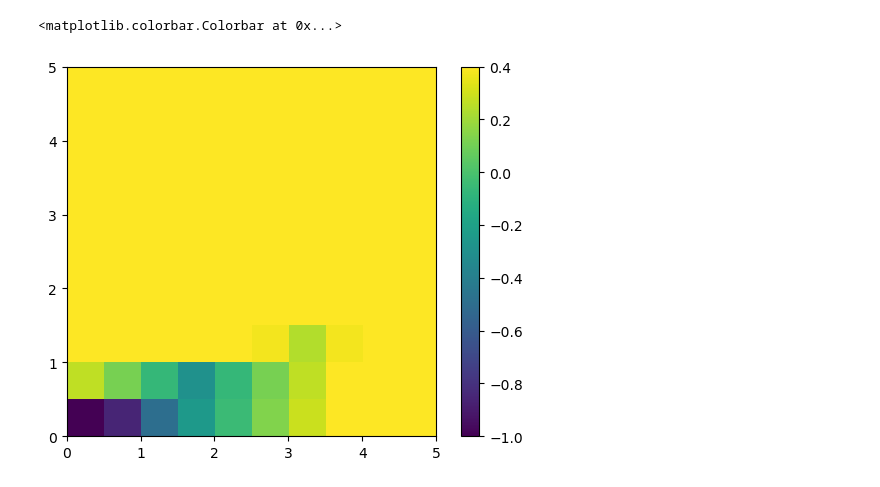
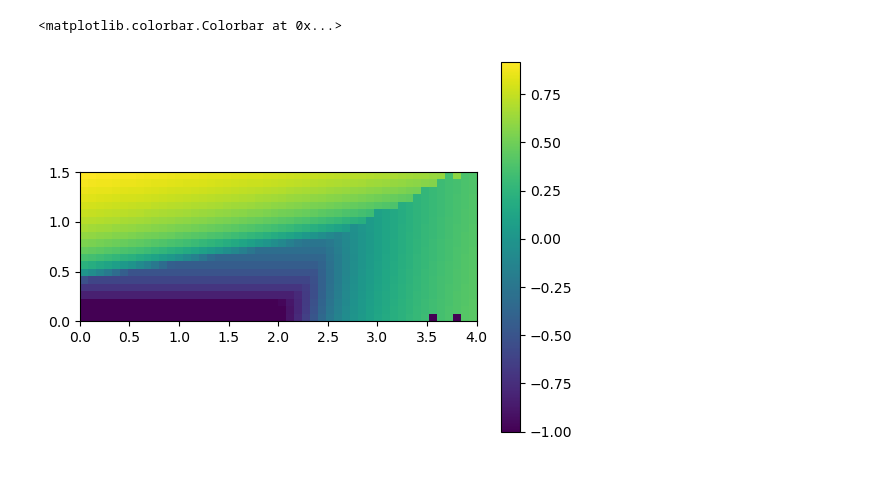
Before and after one commit to quantum-tinkerer/MeanFi, a Jupyter notebook: codes/scipy_optimizer.ipynb, the cells around one changed output. Saved outputs shown, nothing was run; the diff lists cells and outputs as text; code cells hidden in the pictures.

Commit message:
update graphene test and add correspondingn data

```diff
--- a/codes/scipy_optimizer.ipynb
+++ b/codes/scipy_optimizer.ipynb
@@ -39,9 +39,15 @@ def func_hop(site1, site2, V):
 
 def calculate_Hint(U, V, Uk, Vk):
     return U * Uk + V * Vk
+# %%
+nk = 10
+# Generate coarse-grid k-points
+ks, dk = np.linspace(0, 2 * np.pi, nk, endpoint=False, retstep=True)
+# Generate Hamiltonian on a k-point grid
+hamiltonians_0 = utils.syst2hamiltonian(ks=ks, syst=wrapped_fsyst)
 # %%
-Us = np.linspace(1e-6, 5, 10)
-Vs = np.linspace(1e-6, 5, 10)
+Us = np.linspace(0, 4, 50)
+Vs = np.linspace(0, 1.5, 20)
 # %%
 _, deltas = utils.generate_scf_syst(
     max_neighbor=1, syst=wrapped_syst, lattice=graphene
@@ -138,10 +151,10 @@ def compute_phase_diagram(Us, Vs, nk, tol, mixing, order):
         gap.append(gap_U)
     return np.asarray(gap, dtype=float)
 # %%
-gap = compute_phase_diagram(Us, Vs, nk=3, tol=1e-10, mixing=0.1, order=3)
+gap = compute_phase_diagram(Us, Vs, nk=15, tol=1e-5, mixing=0.01, order=10)
 # %%
-plt.imshow(np.log10(gap[:,:,0]).T, origin='lower', extent=(0,5, 0, 5), vmin=-1, vmax=0.4)
+plt.imshow(np.log10(gap).T, origin='lower', extent=(Us.min(), Us.max(), Vs.min(), Vs.max()), vmin=-1)
 plt.colorbar()
 # %% [output]
 <matplotlib.colorbar.Colorbar at 0x...>
-[figure, old version]
+[figure, new version]
```
Also changed, not shown: parts of 5 cells of this notebook, 2 other files.
